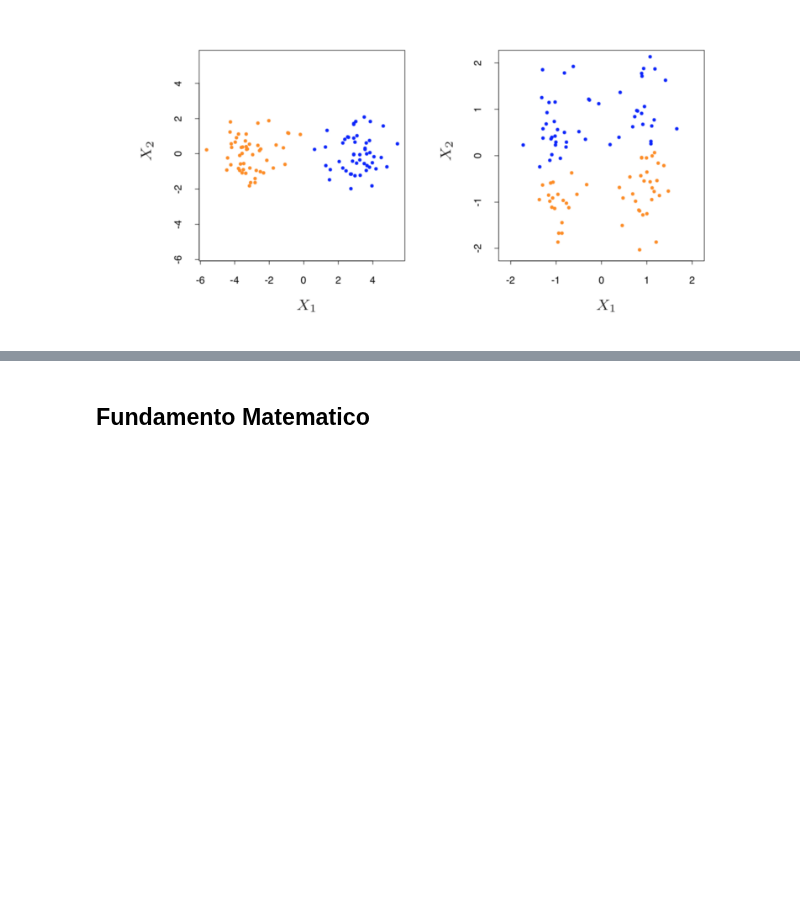
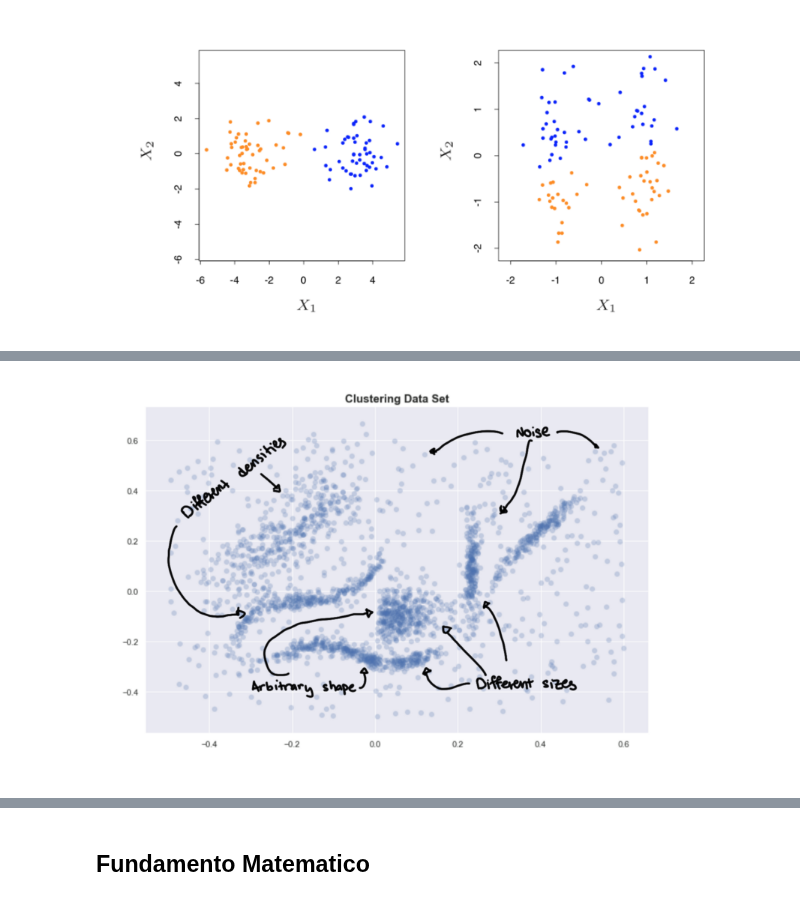
Before and after one commit to Datavaid/HDBSCAN, a Jupyter notebook: HDBSCAN.ipynb, the cells around one changed output, grey strips where cells are left out. Saved outputs shown, nothing was run; the diff lists cells and outputs as text; code cells hidden in the pictures; blank space fills up the shorter version.

```diff
--- a/HDBSCAN.ipynb
+++ b/HDBSCAN.ipynb
@@ -76,0 +88,4 @@ Image(filename = "Kmean.png")
+# %%
+Image(filename = "cdata.png", width = 600, height = 400)
+# %% [output]
+[figure, added]
```
Also changed, not shown: parts of 33 cells of this notebook, 12 other files.
